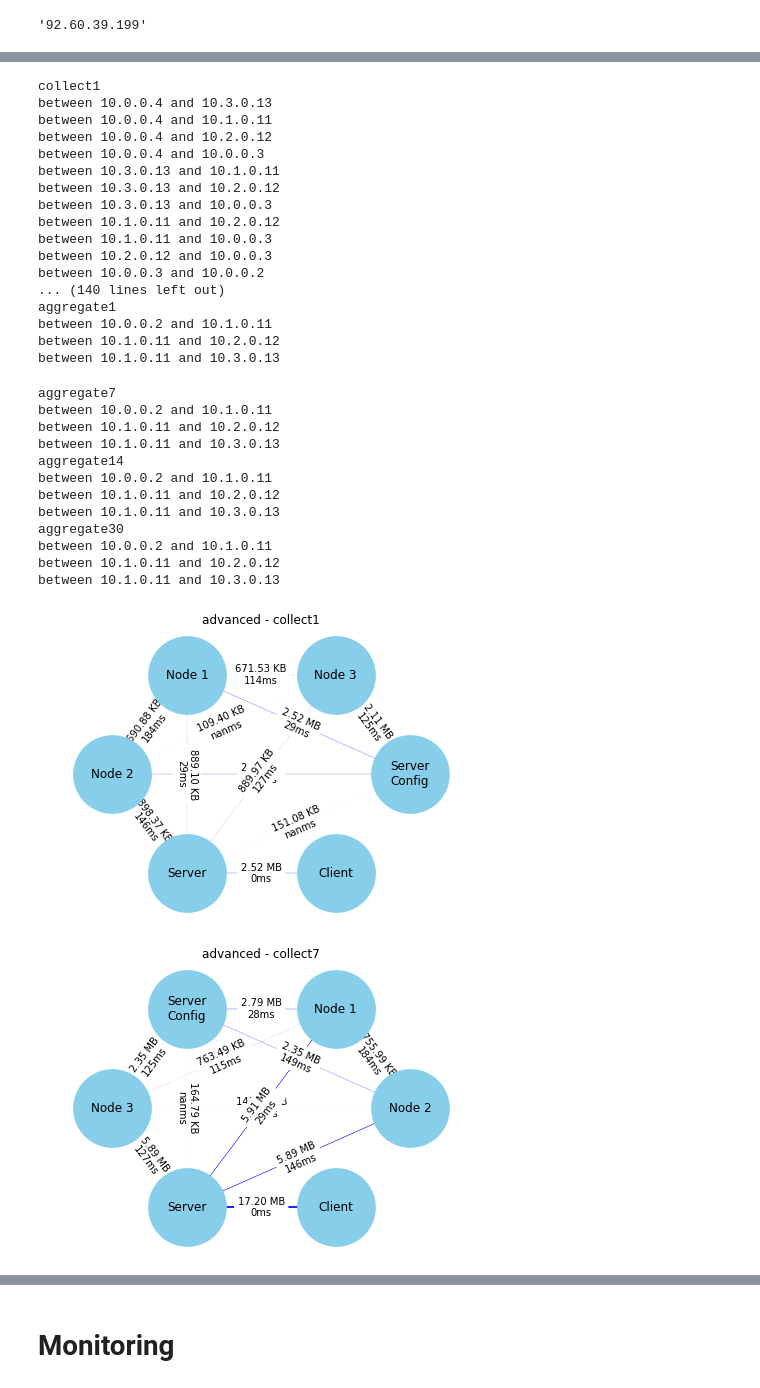
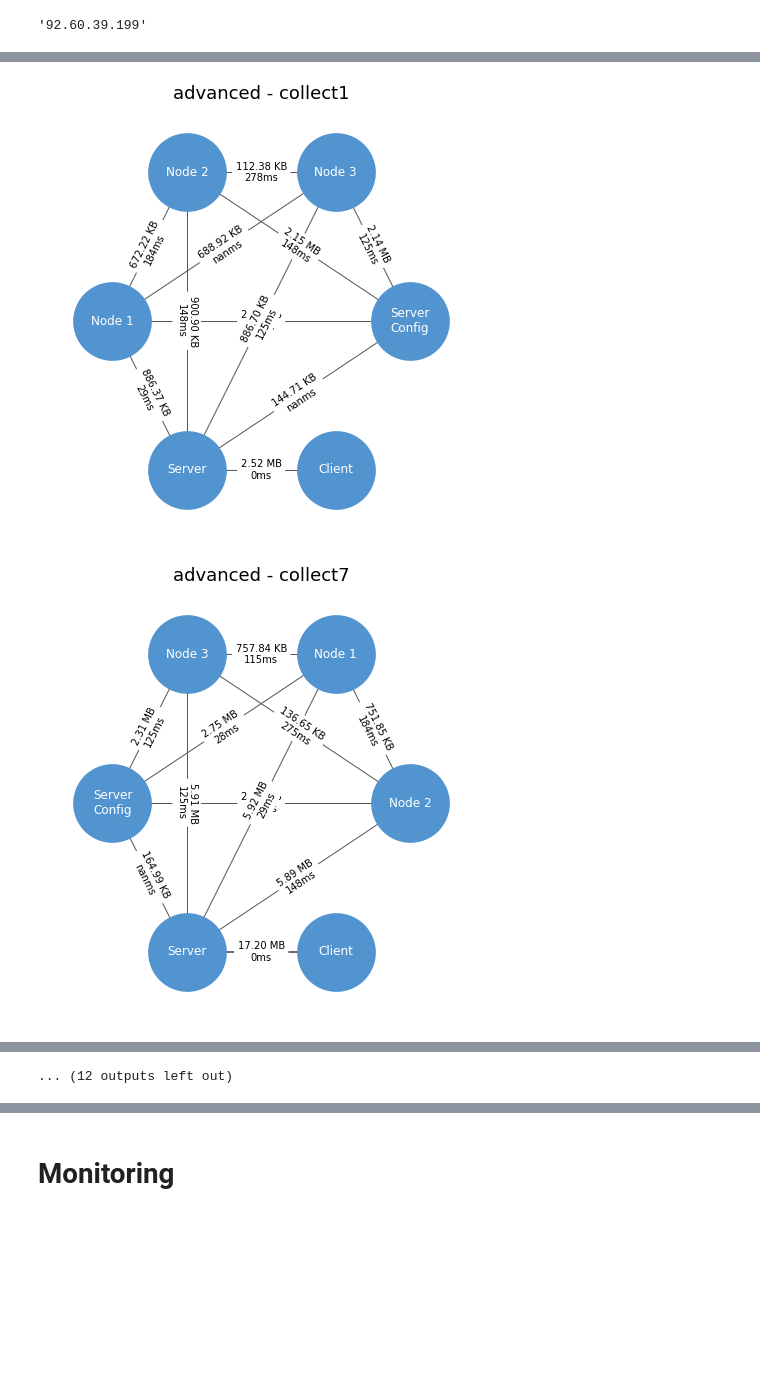
Before and after one commit to dos-group/syncmesh, a Jupyter notebook: evaluation/03_Pcap.ipynb, the cells around one changed output, grey strips where cells are left out. Saved outputs shown, nothing was run; the diff lists cells and outputs as text; code cells hidden in the pictures; blank space fills up the shorter version.

Commit message:
better network graphics

```diff
--- a/evaluation/03_Pcap.ipynb
+++ b/evaluation/03_Pcap.ipynb
@@ -112,12 +122,16 @@ def loadDataSet(folder):
     # df_base.sort_index().to_csv("test.csv")
     # print(df_base)
     df_base = filterDataForLocalTraffic(df_base)
-    return (df_base.sort_index(), timings)
+    node_list = list(dict.fromkeys(df_base["ip.src"].unique().tolist() + df_base["ip.dst"].unique().tolist()))
+    node_list = [node for node in node_list if node not in ["10.0.0.2", "10.0.0.3", "10.0.0.4", "10.0.0.255"]]
+    print(node_list)
+    return (df_base.sort_index(), timings, len(node_list))
 
 datasets = {}
 for source in dataset_sources:
     datasets[source] = loadDataSet(dataset_sources[source])
 
+
 # test = loadDataSet("data/data-syncmesh-with-latency-3/20210922-17-experiment-syncmesh-with-latency-3")
 datasets["advanced"][1]
 # %% [output]
@@ -179,7 +196,7 @@ node_datasets = {}
 for key in datasets:
     node_datasets[key] = calcSubset(datasets[key][0])
 
-setname = "syncmesh"
-for key in node_datasets[setname]:
-    print(key, ":", len(node_datasets[setname][key]))
+# setname = "syncmesh"
+# for key in node_datasets[setname]:
+#     print(key, ":", len(node_datasets[setname][key]))
     # print(node_datasets[setname][key])
@@ -251,18 +261,18 @@ for index, subset_key in enumerate(node_datasets):
                 # print(node_dataset_key)
                 #print(subset["ip.src"].iloc[0], subset["ip.dst"].iloc[0])
                 #print(get_node_name(subset["ip.src"].iloc[0]), get_node_name(subset["ip.dst"].iloc[0]))
-            G.add_edge(get_node_name(subset["ip.src"].iloc[0]), get_node_name(subset["ip.dst"].iloc[0]), color='b', weight=np.clip(subset["ip.len"].sum()/10000000 , 1, 1000), label=to_human_readable(subset["ip.len"].sum()))
+            G.add_edge(get_node_name(subset["ip.src"].iloc[0]), get_node_name(subset["ip.dst"].iloc[0]), color='#555555', weight=np.clip(subset["ip.len"].sum()/10000000 , 1, 1000), label=to_human_readable(subset["ip.len"].sum()))
             #  + "\n" + "{:.0f}".format(subset["tcp.analysis.initial_rtt"].mean(skipna=True)* 1000) + "ms"
 
     pos = nx.circular_layout(G)
 
-    size =8
+    size=datasets[subset_key][2]/3 * 6
     plt.figure(index+1,figsize=(size,size))
     edges = G.edges()
     colors = [G[u][v]['color'] for u,v in edges]
     weights = [G[u][v]['weight'] for u,v in edges]
     edgelabels = dict([((u, v), G[u][v]['label']) for u,v in edges])
-    nx.draw(G, pos, edge_color=colors, width=weights, with_labels = True, node_size=1500, node_color="skyblue", node_shape="o", alpha=1, linewidths=40)
+    nx.draw(G, pos, edge_color=colors, width=weights, with_labels = True, node_size=1500, node_color="#5294CF", font_color="w", node_shape="o", alpha=1, linewidths=40)
     nx.draw_networkx_edge_labels(G, pos, edge_labels=edgelabels)
 
     plt.axis('off')
@@ -284,64 +294,35 @@ plt.show()
 # %%
 for index, subset_key in enumerate(node_experiment_datasets):
     # print(subset_key)
     for e_index, experiment_key in enumerate(node_experiment_datasets[subset_key]):
-        print(experiment_key)
+        # print(experiment_key)
         G = nx.Graph()
         for node_dataset_key in node_experiment_datasets[subset_key][experiment_key]:
             subset = node_experiment_datasets[subset_key][experiment_key][node_dataset_key]
             if len(subset["ip.dst"]) > 0:
-                print(node_dataset_key)
-                G.add_edge(get_node_name(subset["ip.src"].iloc[0]), get_node_name(subset["ip.dst"].iloc[0]), color='b', weight=subset["ip.len"].sum()/10000000, label=to_human_readable(subset["ip.len"].sum()) + "\n" + "{:.0f}".format(subset["tcp.analysis.initial_rtt"].mean(skipna=True)* 1000) + "ms")
+                # print(node_dataset_key)
+                G.add_edge(get_node_name(subset["ip.src"].iloc[0]), get_node_name(subset["ip.dst"].iloc[0]), color='#555555', weight=np.clip(subset["ip.len"].sum()/10000000 , 1, 1000), label=to_human_readable(subset["ip.len"].sum()) + "\n" + "{:.0f}".format(subset["tcp.analysis.initial_rtt"].mean(skipna=True)* 1000) + "ms")
                 # print(subset["tcp.analysis.initial_rtt"].mean()* 1000)
 
         pos = nx.circular_layout(G)
-
-        plt.figure(int(str(index)+str(e_index)))
+        size=datasets[subset_key][2]/3 * 6
+        plt.figure(int(str(index)+str(e_index)),figsize=(size,size))
         edges = G.edges()
         colors = [G[u][v]['color'] for u,v in edges]
         weights = [G[u][v]['weight'] for u,v in edges]
         edgelabels = dict([((u, v), G[u][v]['label']) for u,v in edges])
-        nx.draw(G, pos, edge_color=colors, width=weights, with_labels = True, node_size=1500, node_color="skyblue", node_shape="o", alpha=1, linewidths=40)
+        nx.draw(G, pos, edge_color=colors, width=weights, with_labels = True, node_size=1500, node_color="#5294CF", font_color="w", node_shape="o", alpha=1, linewidths=40)
         nx.draw_networkx_edge_labels(G, pos, edge_labels=edgelabels)
 
         plt.axis('off')
         axis = plt.gca()
         axis.set_title(subset_key + " - " + experiment_key)
         axis.set_xlim([1.2*x for x in axis.get_xlim()])
         axis.set_ylim([1.2*y for y in axis.get_ylim()])
         plt.savefig("out/network_"+subset_key+"-"+experiment_key+".png")
 
 # node_experiment_datasets
 # plt.show()
 # %% [output]
-collect1
-between 10.0.0.4 and 10.3.0.13
-between 10.0.0.4 and 10.1.0.11
-between 10.0.0.4 and 10.2.0.12
-between 10.0.0.4 and 10.0.0.3
-between 10.3.0.13 and 10.1.0.11
-between 10.3.0.13 and 10.2.0.12
-between 10.3.0.13 and 10.0.0.3
-between 10.1.0.11 and 10.2.0.12
-between 10.1.0.11 and 10.0.0.3
-between 10.2.0.12 and 10.0.0.3
-between 10.0.0.3 and 10.0.0.2
-... (140 lines left out)
-aggregate1
-between 10.0.0.2 and 10.1.0.11
-between 10.1.0.11 and 10.2.0.12
-between 10.1.0.11 and 10.3.0.13
-aggregate7
-between 10.0.0.2 and 10.1.0.11
-between 10.1.0.11 and 10.2.0.12
-between 10.1.0.11 and 10.3.0.13
-aggregate14
-between 10.0.0.2 and 10.1.0.11
-between 10.1.0.11 and 10.2.0.12
-between 10.1.0.11 and 10.3.0.13
-aggregate30
-between 10.0.0.2 and 10.1.0.11
-between 10.1.0.11 and 10.2.0.12
-between 10.1.0.11 and 10.3.0.13
-[figure, old version]
+[figure, new version]
-[figure, old version]
+[figure, new version]
@@ -357,3 +339,4 @@ between 10.1.0.11 and 10.3.0.13
+... (12 outputs left out)
 # %%
 from string import digits
 
```
Also changed, not shown: parts of 19 cells of this notebook.
